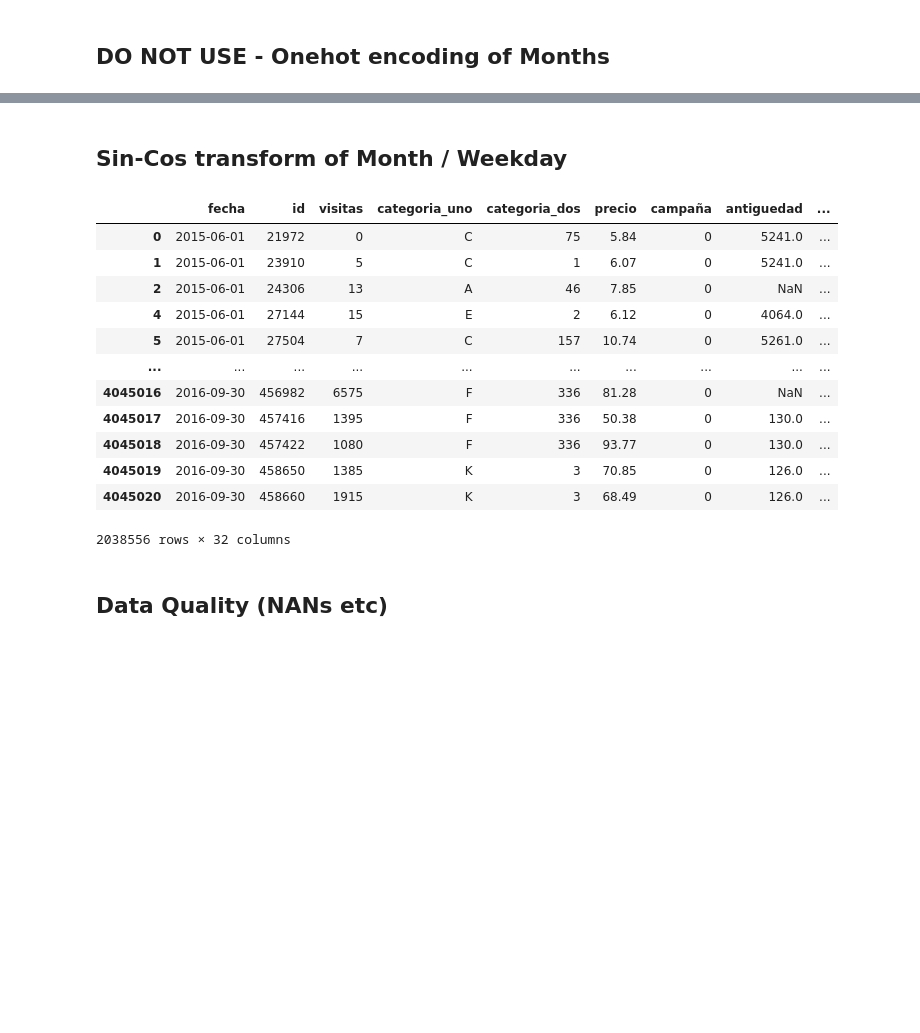
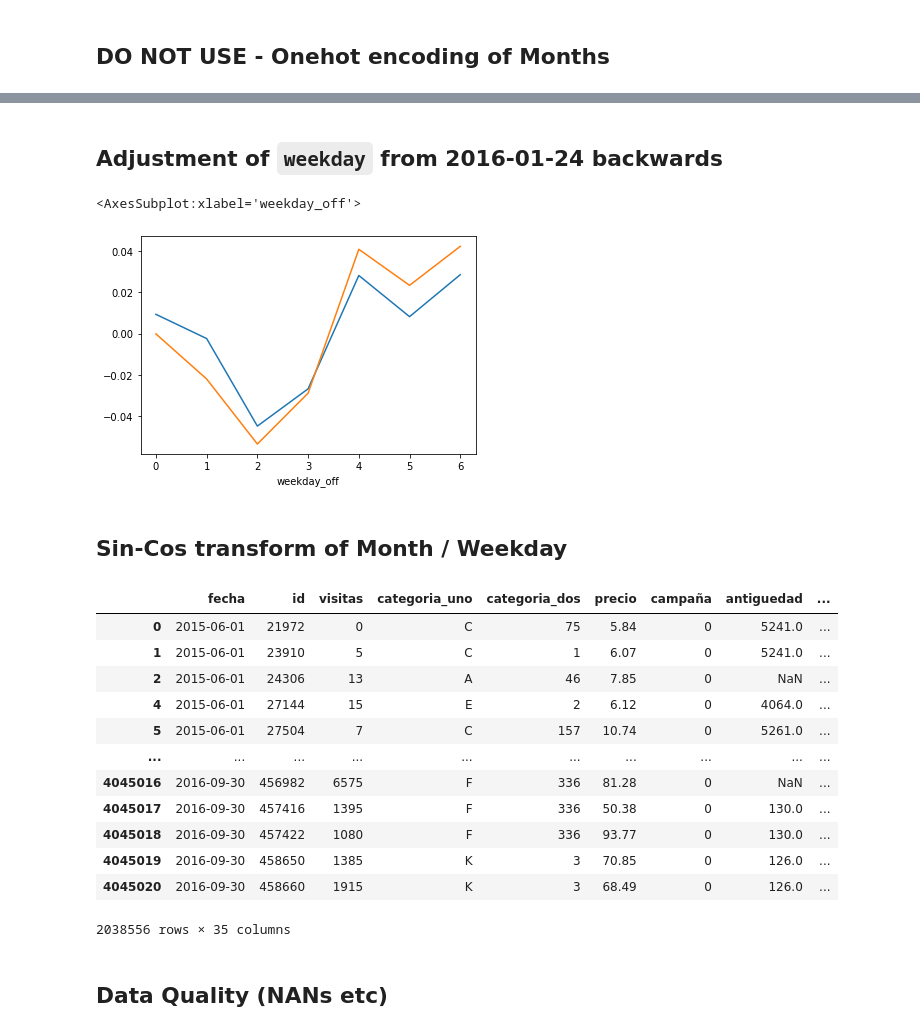
Before and after one commit to Nerucius/2021.ubdatathon, a Jupyter notebook: 1. EDA + Feature Engineering.ipynb, the cells around one changed output, grey strips where cells are left out. Cells and saved outputs as stored; diff of their text form; code cells hidden in the pictures; blank space fills up the shorter version.

```diff
--- a/1. EDA + Feature Engineering.ipynb
+++ b/1. EDA + Feature Engineering.ipynb
@@ -107,8 +144,26 @@ df_fe
+# %% [markdown]
+## Adjustment of `weekday` from 2016-01-24 backwards
+# %%
+pre = df_fe.fecha <= datetime(2016,1,24)
+post = df_fe.fecha > datetime(2016,1,24)
+
+df_fe['weekday'] = df_fe.fecha.dt.weekday
+
+df_fe['weekday_off'] = np.concatenate([
+    (df_fe[pre]['weekday'] + 1) % 7,
+    df_fe[post]['weekday'],
+], axis=0 )
+
+df_fe[pre].groupby('weekday_off').mean().visitas_scl.plot()
+df_fe[post].groupby('weekday_off').mean().visitas_scl.plot()
+# %% [output]
+<AxesSubplot:xlabel='weekday_off'>
+[figure, added]
 # %% [markdown]
 ## Sin-Cos transform of Month / Weekday
 # %%
-df_fe['weekday_sin'] = np.sin(df.fecha.dt.weekday * (2*np.pi/7))
-df_fe['weekday_cos'] = np.cos(df.fecha.dt.weekday * (2*np.pi/7))
+df_fe['weekday_sin'] = np.sin(df_fe.weekday_off * (2*np.pi/7))
+df_fe['weekday_cos'] = np.cos(df_fe.weekday_off * (2*np.pi/7))
 
 # df_fe['month_sin'] = np.sin((df.fecha.dt.month-1) * (2*np.pi/12))
 # df_fe['month_cos'] = np.cos((df.fecha.dt.month-1) * (2*np.pi/12))
@@ -134,7 +189,7 @@ df_fe
 | 4045018 | 2016-09-30 | 457422 | 1080 | F | 336 | 93.77 | 0 | 130.0 | ... |
 | 4045019 | 2016-09-30 | 458650 | 1385 | K | 3 | 70.85 | 0 | 126.0 | ... |
 | 4045020 | 2016-09-30 | 458660 | 1915 | K | 3 | 68.49 | 0 | 126.0 | ... |
-2038556 rows × 32 columns
+2038556 rows × 35 columns
 # %% [markdown]
 ## Data Quality (NANs etc)
 # %%
```
Also changed, not shown: parts of 8 cells of this notebook.
